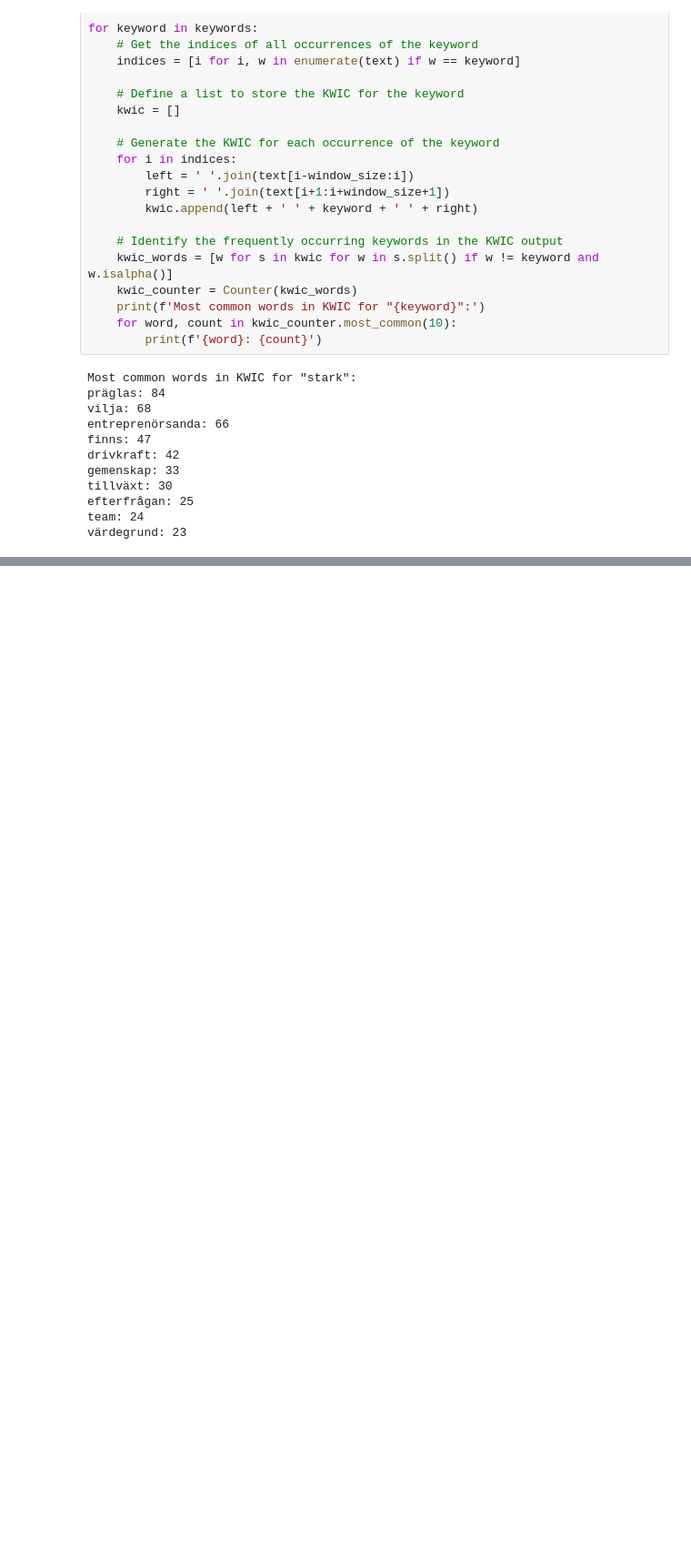
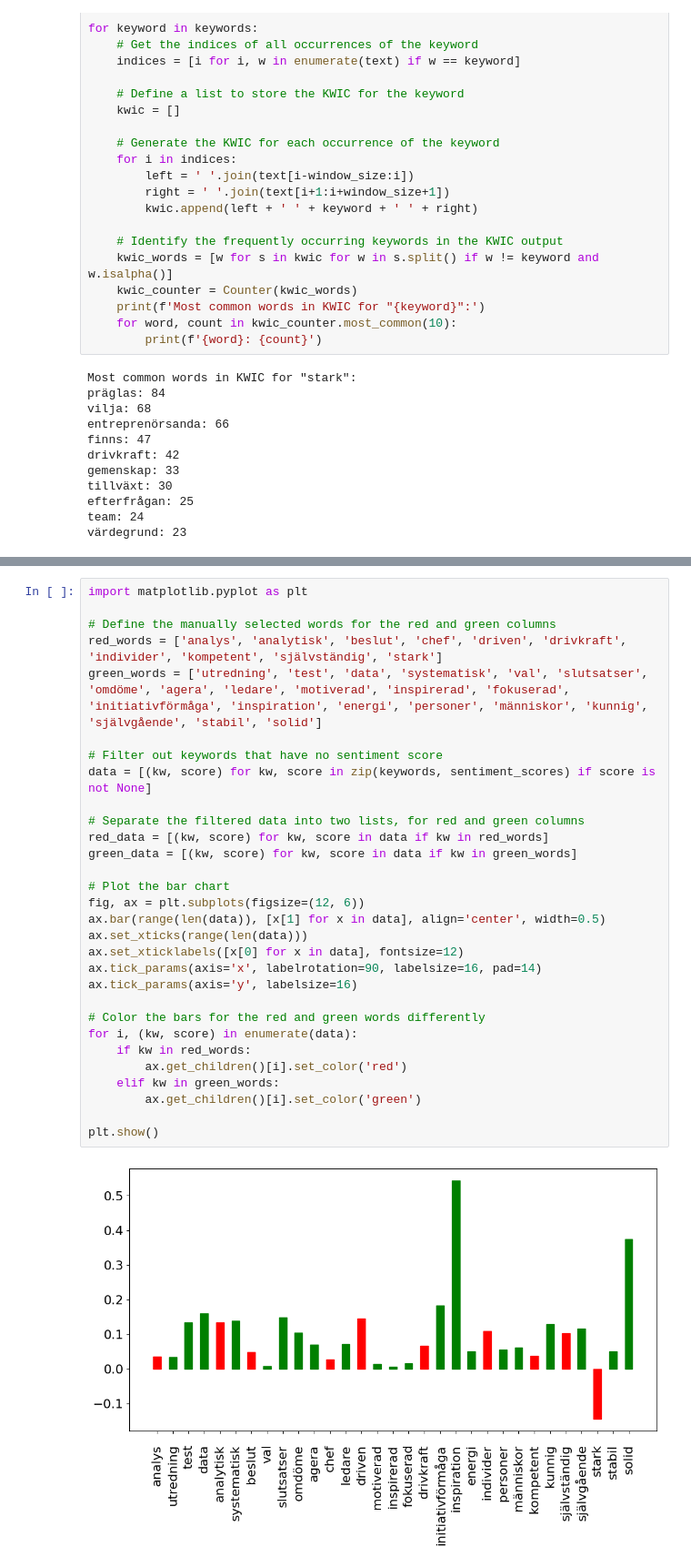
Before and after one commit to Joli91/TBB, a Jupyter notebook: Data/KWIC.ipynb, the cells around one changed output, grey strips where cells are left out. Shown at 91% size. Saved outputs shown, nothing was run; the diff lists cells and outputs as text; blank space fills up the shorter version.

```diff
--- a/Data/KWIC.ipynb
+++ b/Data/KWIC.ipynb
@@ -217,0 +179,32 @@ Keyword: drivkraft, Sentiment score: 0.07
+# %%
+import matplotlib.pyplot as plt
+
+# Define the manually selected words for the red and green columns
+red_words = ['analys', 'analytisk', 'beslut', 'chef', 'driven', 'drivkraft', 'individer', 'kompetent', 'självständig', 'stark']
+green_words = ['utredning', 'test', 'data', 'systematisk', 'val', 'slutsatser', 'omdöme', 'agera', 'ledare', 'motiverad', 'inspirerad', 'fokuserad', 'initiativförmåga', 'inspiration', 'energi', 'personer', 'människor', 'kunnig', 'självgående', 'stabil', 'solid']
+
+# Filter out keywords that have no sentiment score
+data = [(kw, score) for kw, score in zip(keywords, sentiment_scores) if score is not None]
+
+# Separate the filtered data into two lists, for red and green columns
+red_data = [(kw, score) for kw, score in data if kw in red_words]
+green_data = [(kw, score) for kw, score in data if kw in green_words]
+
+# Plot the bar chart
+fig, ax = plt.subplots(figsize=(12, 6))
+ax.bar(range(len(data)), [x[1] for x in data], align='center', width=0.5)
+ax.set_xticks(range(len(data)))
+ax.set_xticklabels([x[0] for x in data], fontsize=12)
+ax.tick_params(axis='x', labelrotation=90, labelsize=16, pad=14)
+ax.tick_params(axis='y', labelsize=16)
+
+# Color the bars for the red and green words differently
+for i, (kw, score) in enumerate(data):
+    if kw in red_words:
+        ax.get_children()[i].set_color('red')
+    elif kw in green_words:
+        ax.get_children()[i].set_color('green')
+
+plt.show()
+# %% [output]
+[figure, added]
```
Also changed, not shown: parts of 5 cells of this notebook.
